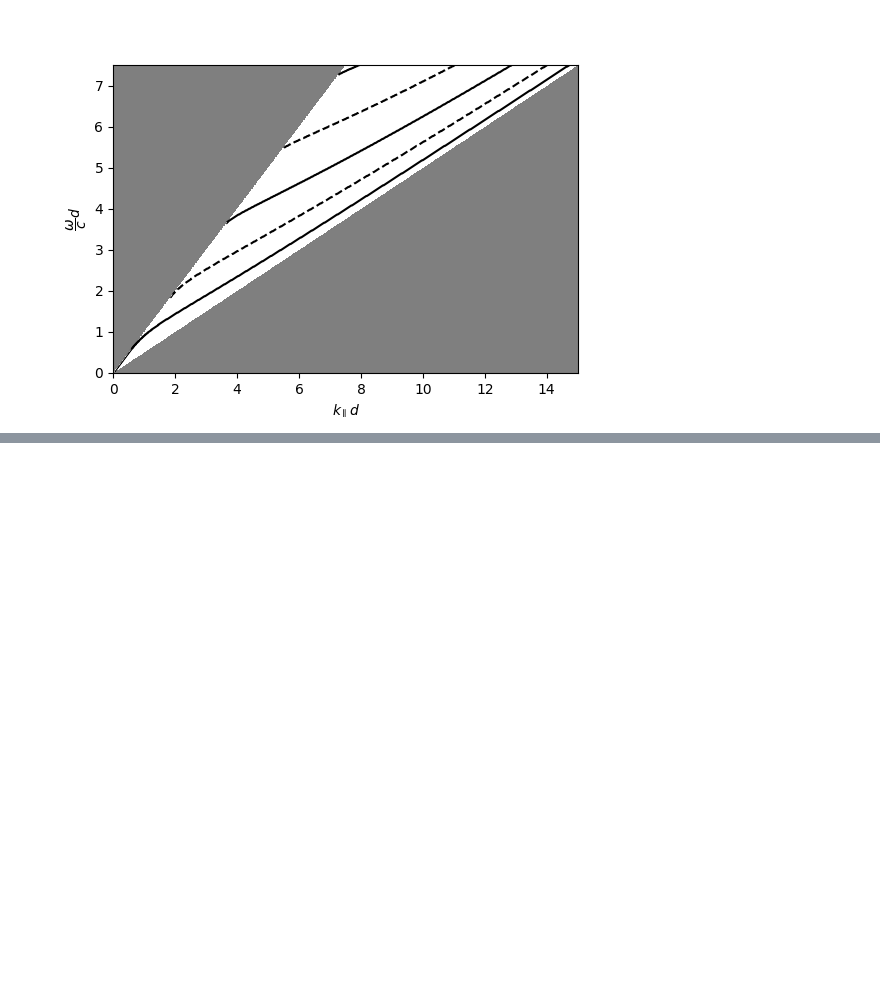
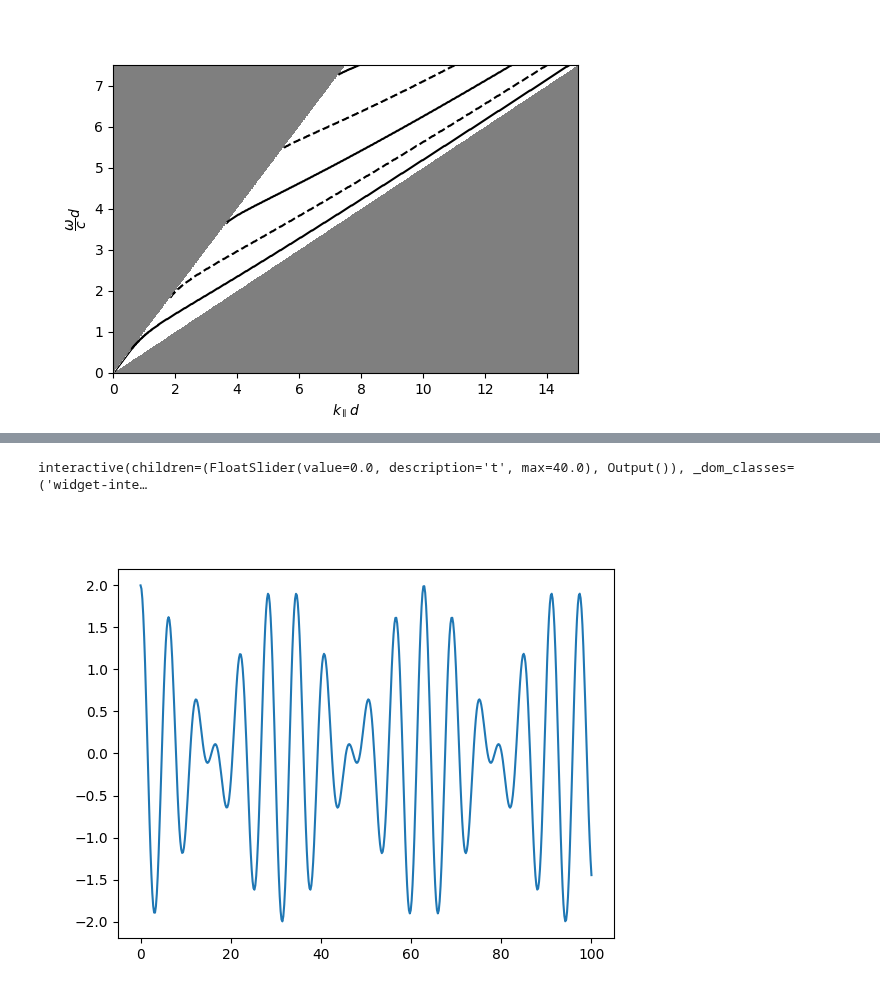
Before and after one commit to diego-fpv/photonics, a Jupyter notebook: waveguide-propagation.ipynb, the cells around one changed output, grey strips where cells are left out. Cells and saved outputs as stored; diff of their text form; code cells hidden in the pictures; blank space fills up the shorter version.

```diff
--- a/waveguide-propagation.ipynb
+++ b/waveguide-propagation.ipynb
@@ -238,0 +280,19 @@ interactive(children=(FloatSlider(value=0.0, description='t', max=10.0, step=0.0
+# %%
+w, dw = 1, 0.1
+
+k, dk = -1 * w, dw
+
+
+x = np.linspace(0, 100, 500)
+E = lambda t: np.cos((k+dk) * x - (w+dw) * t) + np.cos((k-dk) * x - (w-dw) * t)
+
+fig = plt.figure()
+
+line, = plt.plot(x, E(0))
+
+@interact(t=(0, 40, 0.1))
+def time_evol(t=0):
+    line.set_ydata(E(t))
+# %% [output]
+interactive(children=(FloatSlider(value=0.0, description='t', max=40.0), Output()), _dom_classes=('widget-inte…
+[figure, added]
```
Also changed, not shown: parts of 6 cells of this notebook, 3 other files.
